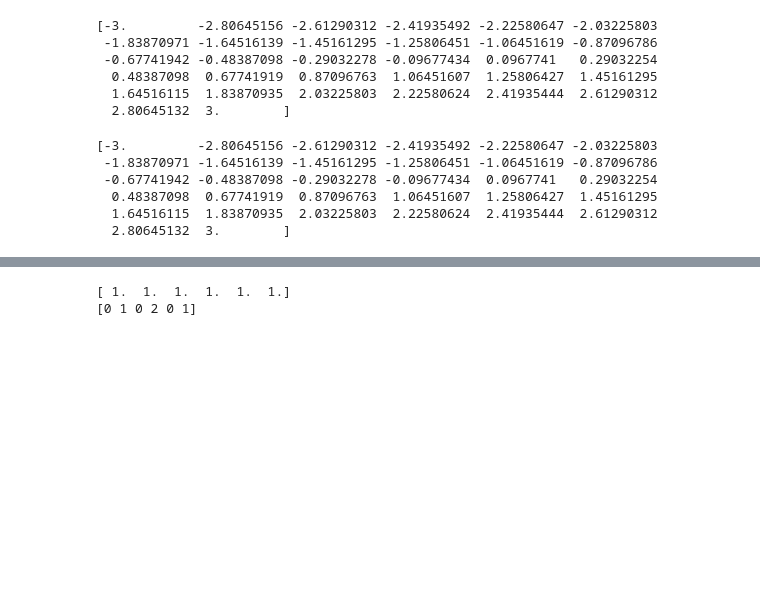
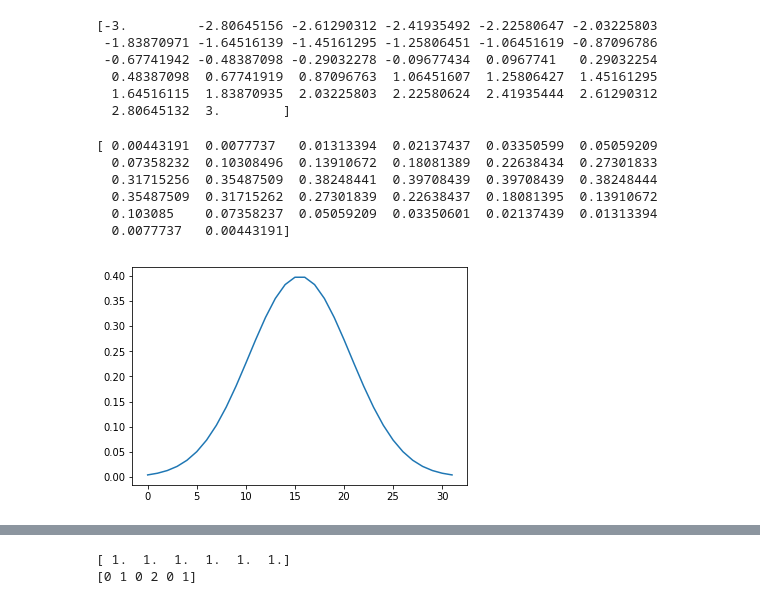
Before and after one commit to stayrascal/ml-fifth-division, a Jupyter notebook: notebooks/example/tf_basic.ipynb, the cells around one changed output, grey strips where cells are left out. Cells and saved outputs as stored; diff of their text form; code cells hidden in the pictures; blank space fills up the shorter version.

```diff
--- a/notebooks/example/tf_basic.ipynb
+++ b/notebooks/example/tf_basic.ipynb
@@ -15,18 +17,21 @@ print(result)
   0.48387098  0.67741919  0.87096763  1.06451607  1.25806427  1.45161295
   1.64516115  1.83870935  2.03225803  2.22580624  2.41935444  2.61290312
   2.80645132  3.        ]
-# %%
-print(x.eval(session=sess))
-# %% [output]
-[-3.         -2.80645156 -2.61290312 -2.41935492 -2.22580647 -2.03225803
- -1.83870971 -1.64516139 -1.45161295 -1.25806451 -1.06451619 -0.87096786
- -0.67741942 -0.48387098 -0.29032278 -0.09677434  0.0967741   0.29032254
-  0.48387098  0.67741919  0.87096763  1.06451607  1.25806427  1.45161295
-  1.64516115  1.83870935  2.03225803  2.22580624  2.41935444  2.61290312
-  2.80645132  3.        ]
 # %%
+sess = tf.InteractiveSession()
 sigma = 1.0
 mean = 0.0
-z = (tf.exp(tf.negative(tf.pow(x - mean, 2.0) /
-                   (2.0 * tf.pow(sigma, 2.0)))) *
-     (1.0 / (sigma * tf.sqrt(2.0 * 3.1415))))
+# Gaussian Distribution: e^( -(X - mean)^2 / (2 * sigma^2) ) * 1 / sigma * (2 * PI)^2
+z = ( tf.exp( tf.negative( tf.pow(x - mean, 2.0) / (2.0 * tf.pow(sigma, 2.0)) ) ) * (1.0 / (sigma * tf.sqrt(2.0 * 3.1415))))
+# %%
+# %% Execute the graph and plot the result
+plt.plot(z.eval())
+print(z.eval())
+# %% [output]
+[ 0.00443191  0.0077737   0.01313394  0.02137437  0.03350599  0.05059209
+  0.07358232  0.10308496  0.13910672  0.18081389  0.22638434  0.27301833
+  0.31715256  0.35487509  0.38248441  0.39708439  0.39708439  0.38248444
+  0.35487509  0.31715262  0.27301839  0.22638437  0.18081395  0.13910672
+  0.103085    0.07358237  0.05059209  0.03350601  0.02137439  0.01313394
+  0.0077737   0.00443191]
+[figure, added]
```
Also changed, not shown: parts of 17 cells of this notebook.
